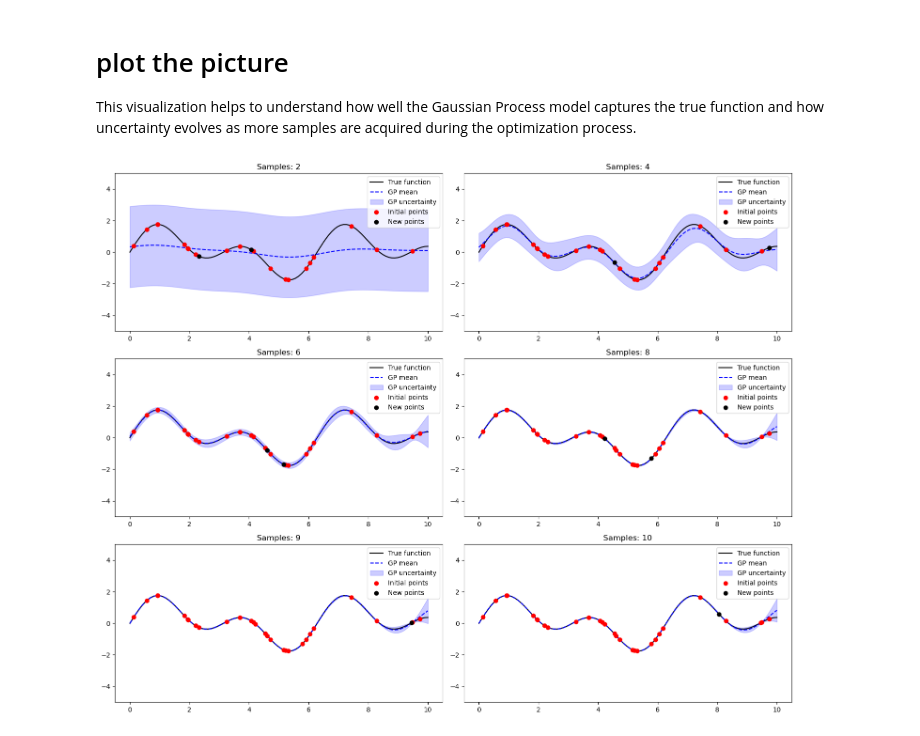
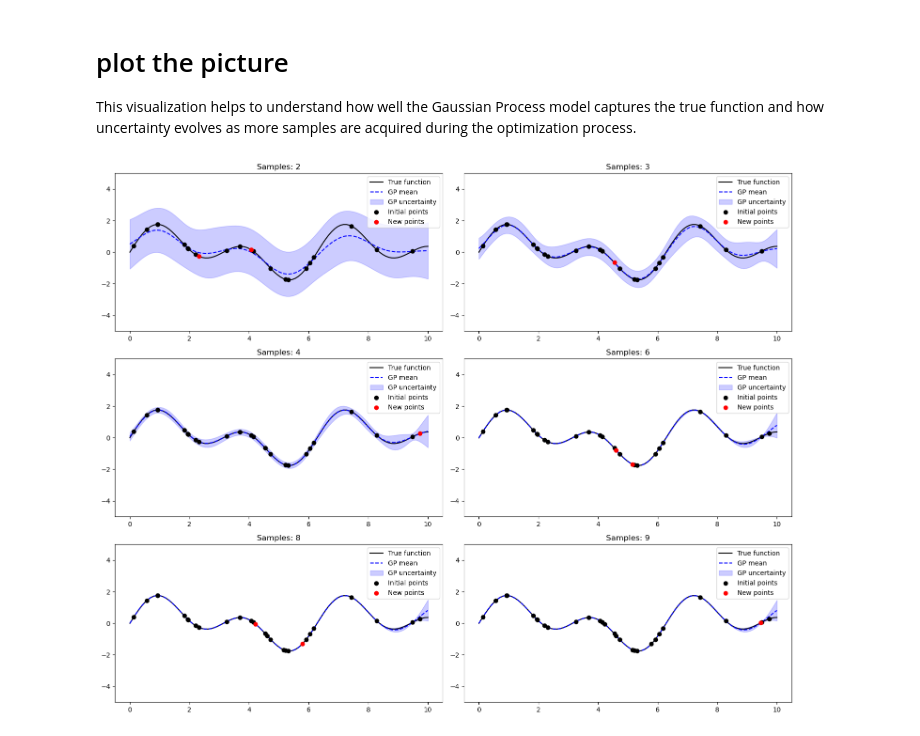
Before and after one commit to IceLab-X/MiniGP, a Jupyter notebook: Bayesian_Optimization/BO_demo.ipynb, the cells around one changed output. Saved outputs shown, nothing was run; the diff lists cells and outputs as text; code cells hidden in the pictures.

```diff
--- a/Bayesian_Optimization/BO_demo.ipynb
+++ b/Bayesian_Optimization/BO_demo.ipynb
@@ -56,7 +56,7 @@ ei = EI(mean_function, variance_function)
 kg = KG(mean_function, variance_function, num_fantasies=10)
 best_y = []
 # use it to remember the key iteration
-key_iterations = [2,4,6,8,9,10]
+key_iterations = [2,3,4,6,8,9]
 predictions = []
 iteration_label = True
 # %% [markdown]
@@ -68,7 +68,7 @@ The key iterations allow monitoring the model's behavior and predictions at spec
 bounds = torch.tensor([[0, 10]] * input_dim)
 for iteration in range(10):  # Run for 5 iterations
 
-    for i in range(200):
+    for i in range(300):
         optimizer.zero_grad()
         loss = model.negative_log_likelihood()
         loss.backward()
@@ -119,34 +119,34 @@ for i, (pred_mean, pred_var) in enumerate(predictions):
     else:
         num_new_points = key_iterations[i]-key_iterations[i-1]
     plt.ylim(-5, 5)
     plt.plot(test_points.numpy(), true_y.numpy(), 'k-', label='True function')
     plt.plot(test_points.numpy(), pred_mean.numpy(), 'b--', label='GP mean')
     plt.fill_between(test_points.numpy().reshape(-1),
                      (pred_mean - 1.96 * torch.sqrt(pred_var)).numpy().reshape(-1),
                      (pred_mean + 1.96 * torch.sqrt(pred_var)).numpy().reshape(-1),
                      color='blue', alpha=0.2, label='GP uncertainty')
 
     observed_x = train_x[:, 0].numpy()  # Only the first dimension for all observed points
     observed_y = train_y.numpy()
 
     # Initial observed points
     if i==0:
-        plt.scatter(observed_x[:num_initial_points], observed_y[:num_initial_points], c='r', zorder=3, label='Initial points')
+        plt.scatter(observed_x[:num_initial_points], observed_y[:num_initial_points], c='black', zorder=3, label='Initial points')
     else:
-        plt.scatter(observed_x[:num_initial_points+key_iterations[i-1]], observed_y[:num_initial_points+key_iterations[i-1]], c='r', zorder=3, label='Initial points')
+        plt.scatter(observed_x[:num_initial_points+key_iterations[i-1]], observed_y[:num_initial_points+key_iterations[i-1]], c='black', zorder=3, label='Initial points')
     # New points found by acquisition function
     if i==0:
         new_points_x = observed_x[num_initial_points:num_initial_points+key_iterations[i]]
         new_points_y = observed_y[num_initial_points:num_initial_points+key_iterations[i]]
     else:
         new_points_x = observed_x[num_initial_points+key_iterations[i-1]:num_initial_points+key_iterations[i]]
         new_points_y = observed_y[num_initial_points+key_iterations[i-1]:num_initial_points+key_iterations[i]]
-    plt.scatter(new_points_x, new_points_y, c='black', zorder=3, label='New points')
+    plt.scatter(new_points_x, new_points_y, c='r', zorder=3, label='New points')
 
     plt.title(f'Samples: {key_iterations[i]}')
     plt.legend()
 
 plt.tight_layout()
 plt.show()
 # %% [output]
-[figure, old version]
+[figure, new version]
```
